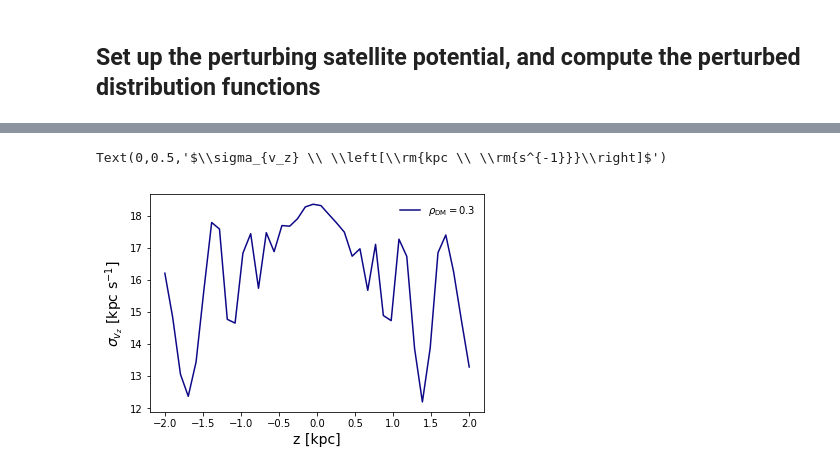
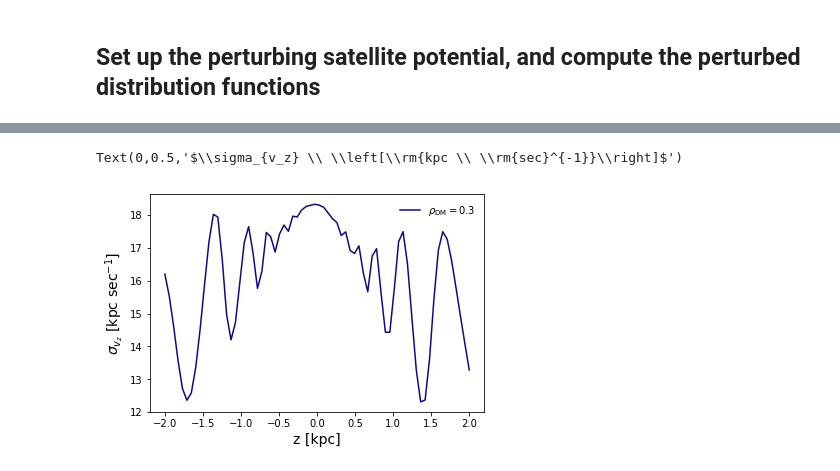
Before and after one commit to morganb-phys/wobbles, a Jupyter notebook: notebooks/example_notebook.ipynb, the cells around one changed output, grey strips where cells are left out. Saved outputs shown, nothing was run; the diff lists cells and outputs as text; code cells hidden in the pictures.

```diff
--- a/notebooks/example_notebook.ipynb
+++ b/notebooks/example_notebook.ipynb
@@ -41,7 +41,7 @@ normalizations_local = [0.3]
 
 z_min_max_kpc = 2.
 vz_min_max_kmsec = 120
-phase_space_N = 40
+phase_space_N = 70
 potential_local_list = []
 for norm in normalizations_local:
 
@@ -138,12 +138,12 @@ Text(0,0.5,'$v_z \\left[\\rm{kpc}\\right]$')
 # %%
 fig = plt.figure(1)
 ax = plt.gca()
 for i in range(0, len(normalizations_local)):
     plt.plot(dF_list[0].z, dF_list[i].velocity_dispersion, color=colors[i], label=label_0+labels[i])
 plt.legend(frameon=False)
 ax.set_xlabel('z [kpc]', fontsize=14)
-ax.set_ylabel(r'$\sigma_{v_z} \ \left[\rm{kpc \ \rm{s^{-1}}}\right]$', fontsize=14)
+ax.set_ylabel(r'$\sigma_{v_z} \ \left[\rm{kpc \ \rm{sec}^{-1}}\right]$', fontsize=14)
 #plt.savefig('isothermal_vz.pdf')
 # %% [output]
-Text(0,0.5,'$\\sigma_{v_z} \\ \\left[\\rm{kpc \\ \\rm{s^{-1}}}\\right]$')
+Text(0,0.5,'$\\sigma_{v_z} \\ \\left[\\rm{kpc \\ \\rm{sec}^{-1}}\\right]$')
-[figure, old version]
+[figure, new version]
```
Also changed, not shown: parts of 3 cells of this notebook.
